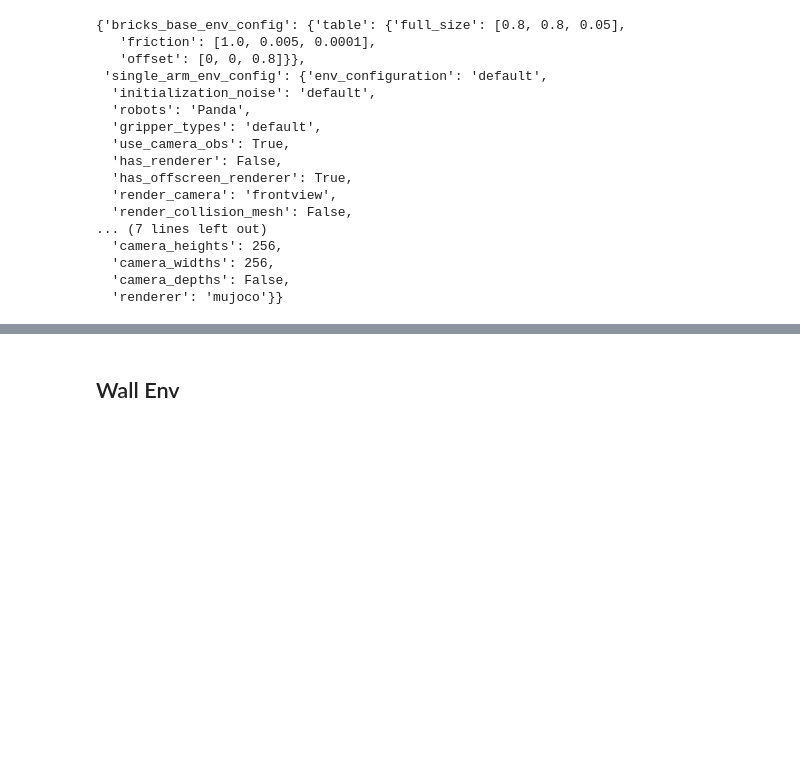
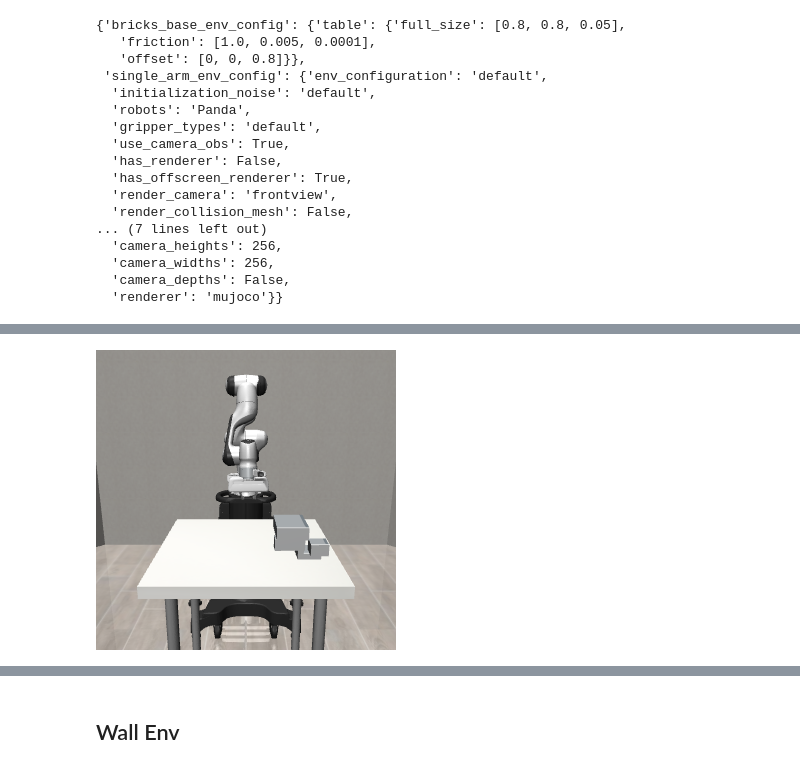
Before and after one commit to sirkrisp/robosuite-notebooks, a Jupyter notebook: test_brick_envs.ipynb, the cells around one changed output, grey strips where cells are left out. Drawn from its saved outputs; the diff is of its cells as text; code cells hidden in the pictures; blank space fills up the shorter version.

Commit message:
generative env

```diff
--- a/test_brick_envs.ipynb
+++ b/test_brick_envs.ipynb
@@ -55,0 +64,2 @@ config
+# %%
+env = generative_env.GenerativeEnv(6, (20, 20, 15), (4, 4))
@@ -55,0 +78,5 @@ config
+# %%
+env_img = env.sim.render(300, 300, camera_name="frontview")
+display(Image.fromarray(cv2.rotate(env_img, cv2.ROTATE_180)))
+# %% [output]
+[figure, added]
```
Also changed, not shown: parts of 20 cells of this notebook, 4 other files.
